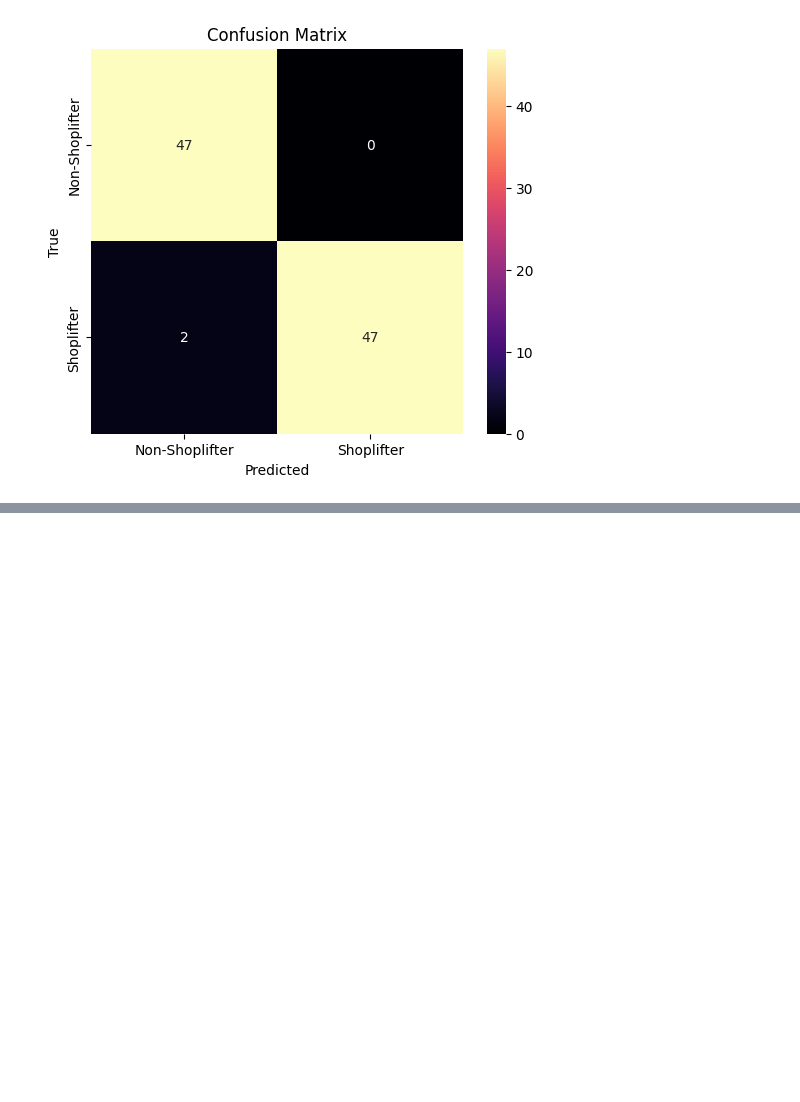
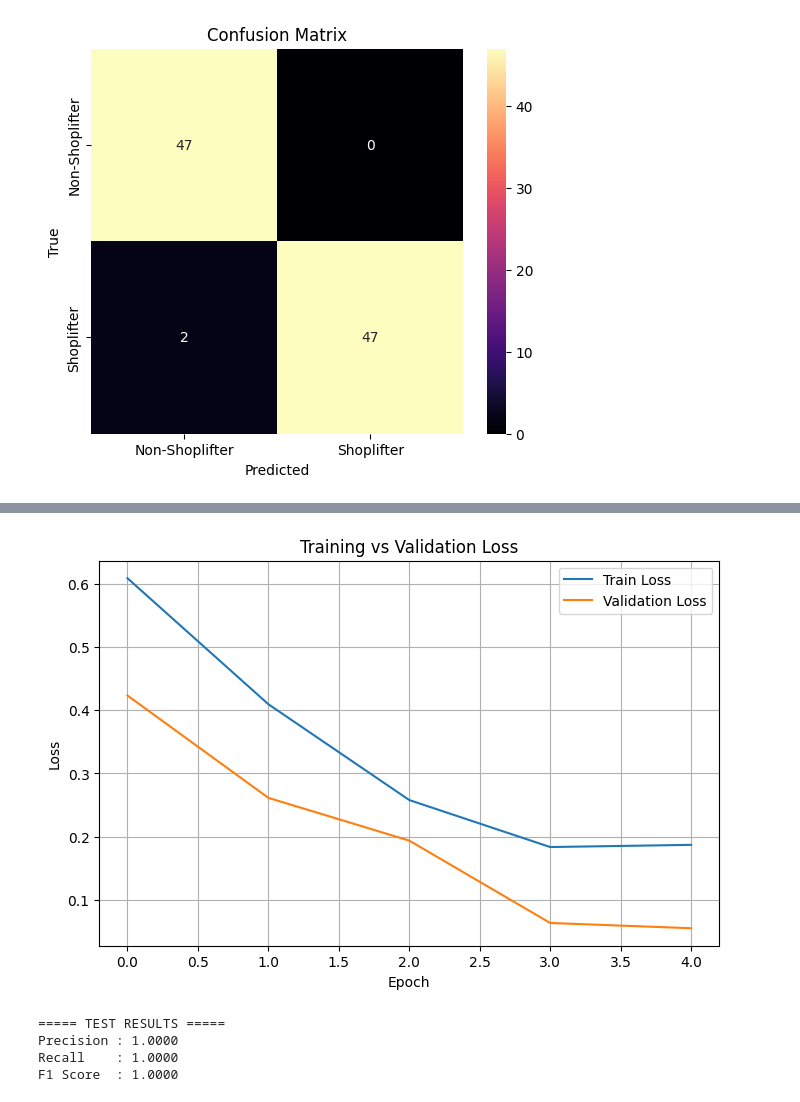
Before and after one commit to tamer-elkoT/Shoplifting_Detection, a Jupyter notebook: ml_pipeline/Notebooks/TimeSformer.ipynb, the cells around one changed output, grey strips where cells are left out. Saved outputs shown, nothing was run; the diff lists cells and outputs as text; code cells hidden in the pictures; blank space fills up the shorter version.

```diff
--- a/ml_pipeline/Notebooks/TimeSformer.ipynb
+++ b/ml_pipeline/Notebooks/TimeSformer.ipynb
@@ -277,13 +277,13 @@ class VideoDataset(Dataset):
 
         return video, label
 # %%
-train_dataset = VideoDataset(train_df, train_transform)
-val_dataset = VideoDataset(val_df, val_transform)
-test_dataset = VideoDataset(test_df, val_transform)
+train_dataset = VideoDataset(train_df, train=True)
+val_dataset   = VideoDataset(val_df, train=False)
+test_dataset  = VideoDataset(test_df, train=False)
 
 train_loader = DataLoader(train_dataset, batch_size=4, shuffle=True)
-val_loader = DataLoader(val_dataset, batch_size=4 , shuffle= False)
-test_loader = DataLoader(test_dataset, batch_size=4 , shuffle=False)
+val_loader   = DataLoader(val_dataset, batch_size=4, shuffle=False)
+test_loader  = DataLoader(test_dataset, batch_size=4, shuffle=False)
 # %%
 from pytorchvideo.models.hub import x3d_m, i3d_r50
 
@@ -546,0 +551,8 @@ plot_confusion_matrix(preds, targets)
+# %%
+model_i3d, history_i3d = train_model(
+    model_i3d,
+    train_loader,
+    val_loader,
+    class_weights,
+    epochs=5
+)
@@ -546,0 +638,27 @@ plot_confusion_matrix(preds, targets)
+# %%
+import matplotlib.pyplot as plt
+
+def plot_losses(history):
+
+    plt.figure(figsize=(8,5))
+
+    plt.plot(history["train_loss"], label="Train Loss")
+    plt.plot(history["val_loss"], label="Validation Loss")
+
+    plt.xlabel("Epoch")
+    plt.ylabel("Loss")
+    plt.title("Training vs Validation Loss")
+    plt.legend()
+
+    plt.grid()
+    plt.show()
+plot_losses(history_i3d)
+# %% [output]
+[figure, added]
+# %%
+preds, targets = test_model(model_i3d, test_loader)
+# %% [output]
+===== TEST RESULTS =====
+Precision : 1.0000
+Recall    : 1.0000
+F1 Score  : 1.0000
```
Also changed, not shown: parts of 7 cells of this notebook.
